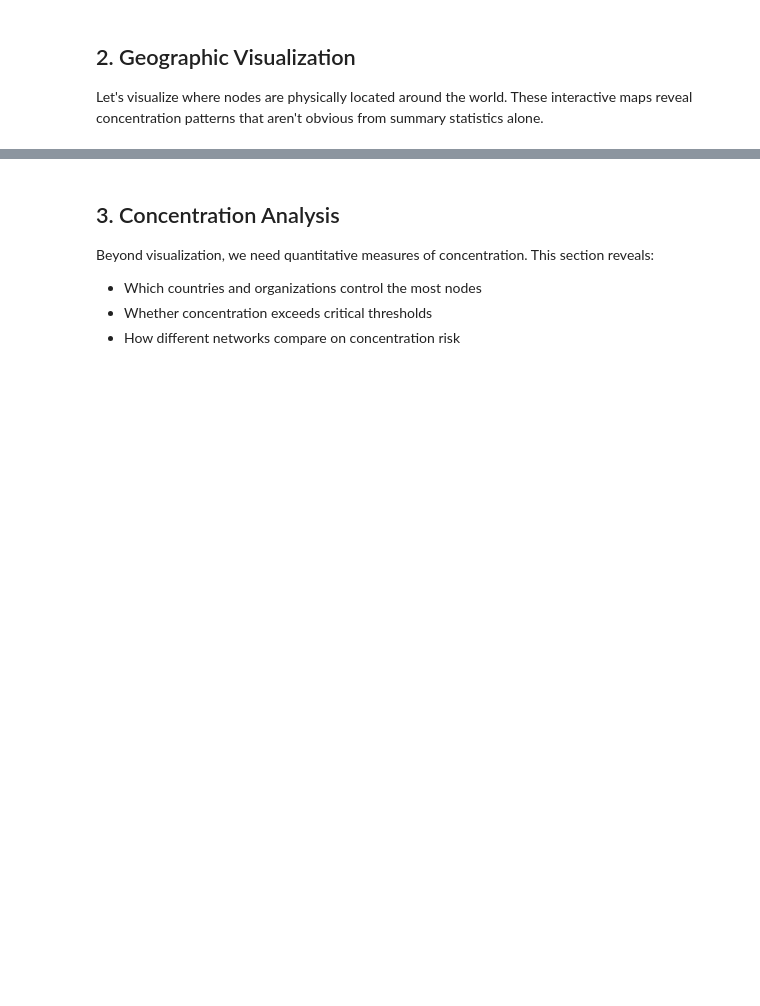
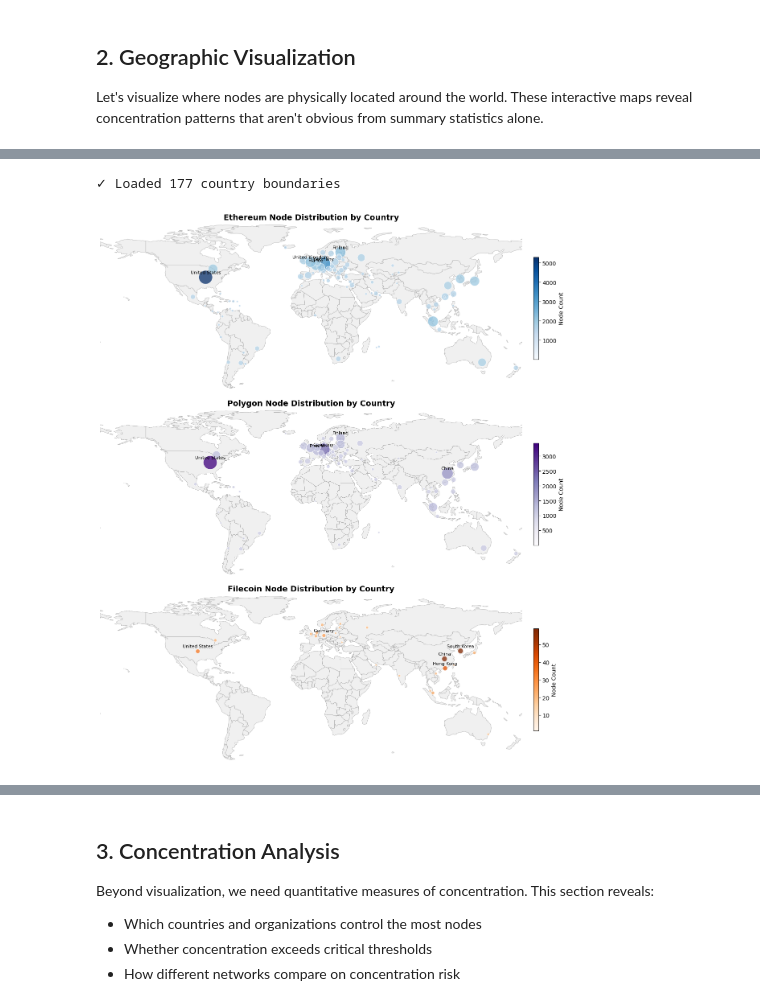
Before and after one commit to DecentralizedGeo/geobeat, a Jupyter notebook: data/notebooks/network_analysis_eda.ipynb, the cells around one changed output, grey strips where cells are left out. Saved outputs shown, nothing was run; the diff lists cells and outputs as text; code cells hidden in the pictures; blank space fills up the shorter version.

```diff
--- a/data/notebooks/network_analysis_eda.ipynb
+++ b/data/notebooks/network_analysis_eda.ipynb
@@ -330,0 +241,75 @@ for name, df in networks.items():
+# %%
+# Load world country boundaries for map backgrounds
+world = gpd.read_file('https://naturalearth.s3.amazonaws.com/110m_cultural/ne_110m_admin_0_countries.zip')
+print(f"✓ Loaded {len(world)} country boundaries")
+
+def create_world_map(df, network_name, title=None, ax=None):
+    """Create a static bubble map showing node distribution by country."""
+    country_counts = df['country'].value_counts().reset_index()
+    country_counts.columns = ['country', 'node_count']
+
+    if ax is None:
+        fig, ax = plt.subplots(1, 1, figsize=(14, 6))
+
+    # Plot country shapes as background FIRST
+    world.plot(ax=ax, facecolor='#f0f0f0', edgecolor='#aaaaaa', linewidth=0.5, zorder=1)
+
+    # Get country centroids from the data
+    country_locs = df.groupby('country').agg({
+        'lat': 'mean',
+        'lon': 'mean'
+    }).reset_index()
+    country_locs = country_locs.merge(country_counts, on='country')
+
+    # Scale sizes with sqrt for better visual
+    sizes = np.sqrt(country_locs['node_count']) * 12
+    sizes = sizes.clip(upper=600)
+
+    # Use a colormap that doesn't go to white
+    norm = plt.Normalize(vmin=country_locs['node_count'].min(), vmax=country_locs['node_count'].max())
+    cmap_name = 'Blues' if network_name == 'ethereum' else 'Purples' if network_name == 'polygon' else 'Oranges'
+    cmap = plt.colormaps.get_cmap(cmap_name)  # Updated API
+    # Shift the colormap to avoid white (start at 0.3 instead of 0)
+    colors = [cmap(0.3 + 0.7 * norm(val)) for val in country_locs['node_count']]
+
+    # Plot data bubbles ON TOP of countries
+    scatter = ax.scatter(
+        country_locs['lon'],
+        country_locs['lat'],
+        s=sizes,
+        c=colors,
+        alpha=0.75,
+        edgecolors='white',
+        linewidth=0.8,
+        zorder=10  # Higher zorder to be on top
+    )
+
+    # Label top 5 countries
+    top_5 = country_locs.nlargest(5, 'node_count')
+    for _, row in top_5.iterrows():
+        ax.annotate(row['country'], (row['lon'], row['lat']),
+                   fontsize=8, ha='center', va='bottom',
+                   xytext=(0, 5), textcoords='offset points', zorder=11)
+
+    # Add colorbar
+    sm = plt.cm.ScalarMappable(cmap=cmap, norm=norm)
+    sm.set_array([])
+    cbar = plt.colorbar(sm, ax=ax, shrink=0.6, pad=0.02)
+    cbar.set_label('Node Count', fontsize=10)
+
+    ax.set_xlim(-180, 180)
+    ax.set_ylim(-60, 85)
+    ax.set_axis_off()
+    ax.set_title(title or f'{network_name.title()} Node Distribution by Country', fontsize=14, fontweight='bold')
+
+    return ax
+
+# Create maps for each network
+fig, axes = plt.subplots(3, 1, figsize=(14, 14))
+for idx, (name, df) in enumerate(networks.items()):
+    create_world_map(df, name, ax=axes[idx])
+plt.tight_layout()
+plt.show()
+# %% [output]
+✓ Loaded 177 country boundaries
+[figure, added]
```
Also changed, not shown: parts of 12 cells of this notebook.
